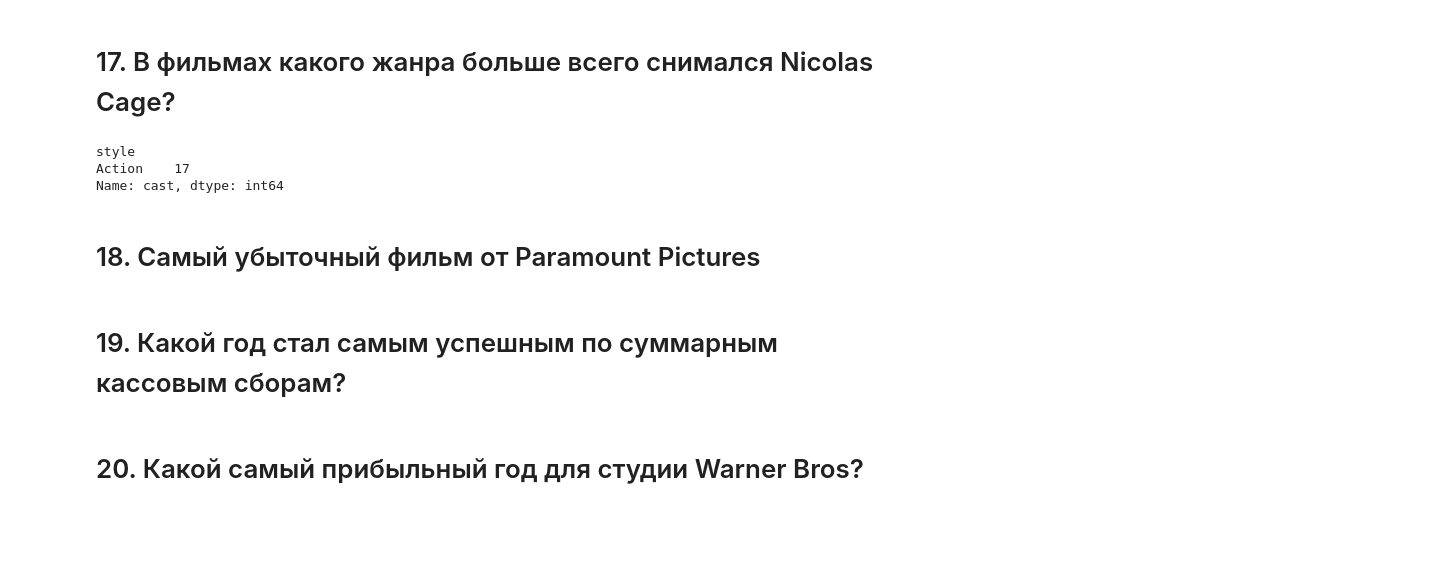
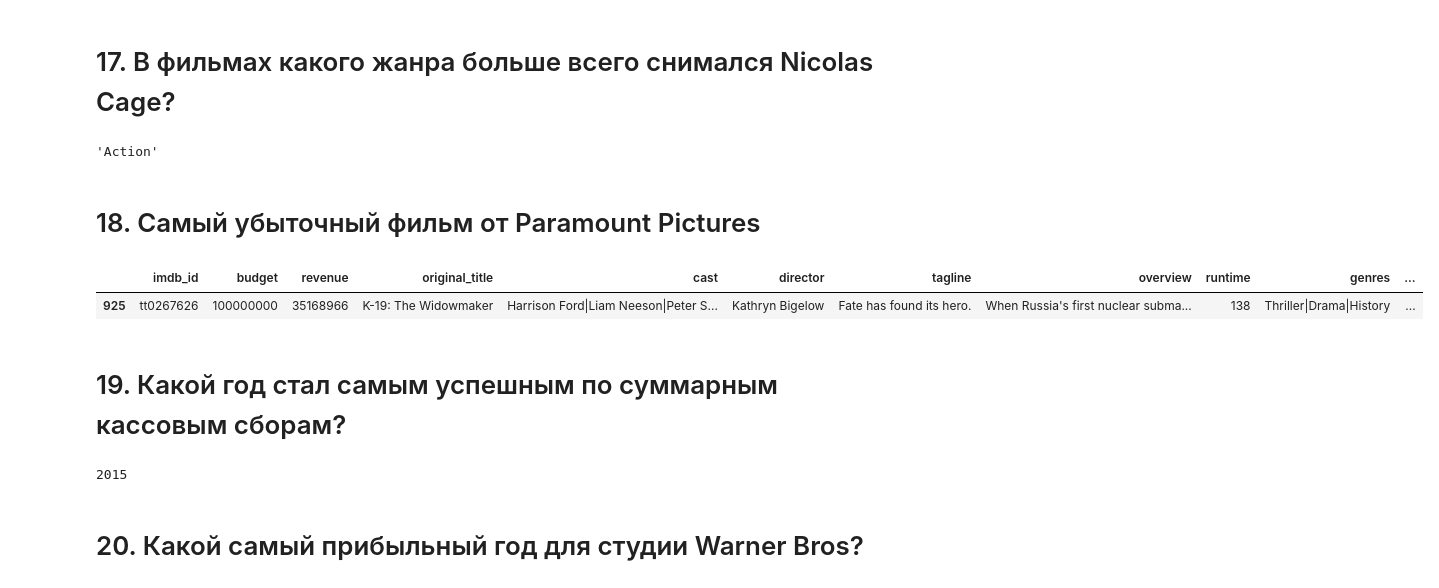
Before and after one commit to tankudo/skillfactory_rds, a Jupyter notebook: module_1/Movies_IMBD_v4.1_TEMPLATE.ipynb, the cells around one changed output. Drawn from its saved outputs; the diff is of its cells as text; code cells hidden in the pictures; blank space fills up the shorter version.

```diff
--- a/module_1/Movies_IMBD_v4.1_TEMPLATE.ipynb
+++ b/module_1/Movies_IMBD_v4.1_TEMPLATE.ipynb
@@ -252,10 +246,8 @@ answers['17'] = 'Action'
 nC = data[data['cast'].str.contains('Nicolas Cage')].copy()
 nC['style'] = nC.genres.str.split('|')
 nC1 = nC.explode('style')
-nC1.groupby(by = 'style')['cast'].count().sort_values().tail(1)
+nC1.groupby(by = 'style')['cast'].count().sort_values().tail(1).index[0]
 # %% [output]
-style
-Action    17
-Name: cast, dtype: int64
+'Action'
 # %% [markdown]
 # 18. Самый убыточный фильм от Paramount Pictures
@@ -262,2 +256,8 @@ Name: cast, dtype: int64
+# %%
+pp = data[data['production_companies'].str.contains('Paramount Pictures')].copy()
+pp[pp.profit == pp.profit.min()]
+# %% [output]
+|  | imdb_id | budget | revenue | original_title | cast | director | tagline | overview | runtime | genres | ... |
+| 925 | tt0267626 | 100000000 | 35168966 | K-19: The Widowmaker | Harrison Ford|Liam Neeson|Peter S... | Kathryn Bigelow | Fate has found its hero. | When Russia's first nuclear subma... | 138 | Thriller|Drama|History | ... |
 # %% [markdown]
 # 19. Какой год стал самым успешным по суммарным кассовым сборам?
@@ -264,2 +266,6 @@ Name: cast, dtype: int64
+# %%
+data.groupby(by = 'release_year')['revenue'].sum().sort_values().tail(1).index[0]
+# %% [output]
+2015
 # %% [markdown]
 # 20. Какой самый прибыльный год для студии Warner Bros?
```
Also changed, not shown: parts of 7 cells of this notebook.
